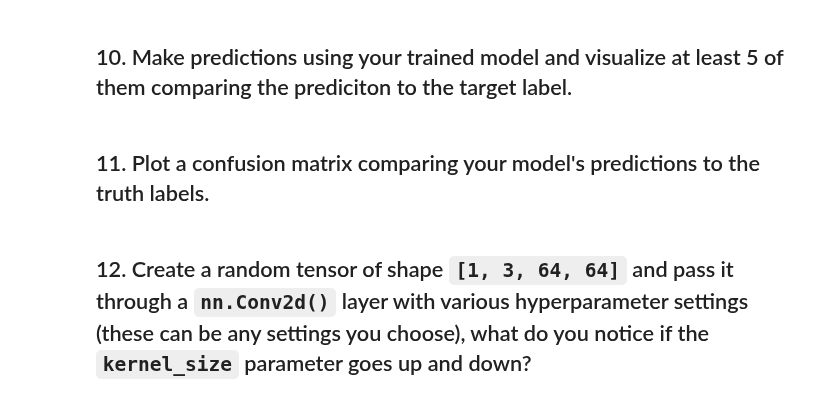
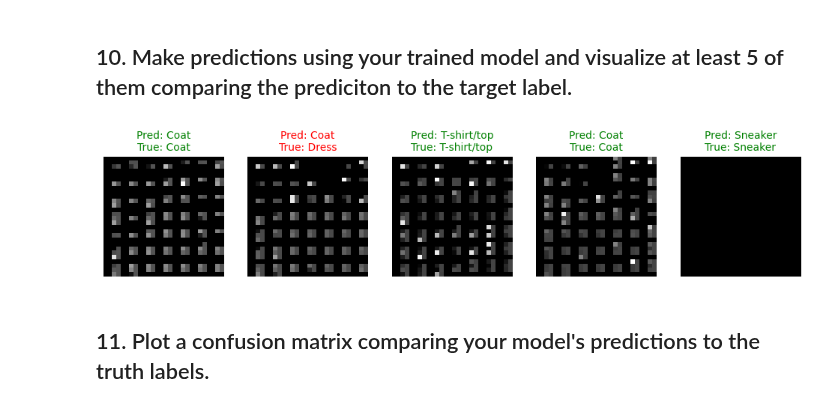
Before and after one commit to mchojna/pytorch-course, a Jupyter notebook: 03_pytorch_computer_vision_exercises.ipynb, the cells around one changed output. Drawn from its saved outputs; the diff is of its cells as text; code cells hidden in the pictures.

```diff
--- a/03_pytorch_computer_vision_exercises.ipynb
+++ b/03_pytorch_computer_vision_exercises.ipynb
@@ -503,6 +666,49 @@ Epoch: 2
 # %% [markdown]
 ## 10. Make predictions using your trained model and visualize at least 5 of them comparing the prediciton to the target label.
+# %%
+def make_predictions(
+    model: nn.Module,
+    dataset,
+    labels,
+    device="cpu"
+) -> None:
+    """Visualizes 5 random predictions from the dataset using the trained model."""
+    # random.seed(42)
+
+    model.eval()
+    model.to(device)
+
+    fig = plt.figure(figsize=(12, 4))
+
+    for i in range(5):
+        idx = random.randint(0, len(dataset) - 1)
+        img, true_label = dataset[idx]  # img shape: [1, 28, 28]
+        img = img.to(device)
+
+        # Add batch dimension: [1, 1, 28, 28]
+        img_batch = img.unsqueeze(0)
+
+        with torch.inference_mode():
+            pred_logits = model(img_batch)
+            pred_label = pred_logits.argmax(dim=1).item()
+
+        ax = fig.add_subplot(1, 5, i + 1)
+        ax.imshow(img.squeeze().cpu().numpy(), cmap="gray")
+        ax.set_title(
+            f"Pred: {labels[pred_label]}\nTrue: {labels[true_label]}",
+            fontsize=10,
+            color="g" if pred_label == true_label else "r"
+        )
+        ax.axis("off")
+    plt.show()
+# %%
+make_predictions(
+    model=model_mps,
+    dataset=test_data,
+    labels=labels,
+    device="mps"
+    )
+# %% [output]
+[figure, added]
 # %% [markdown]
 ## 11. Plot a confusion matrix comparing your model's predictions to the truth labels.
-# %% [markdown]
-## 12. Create a random tensor of shape `[1, 3, 64, 64]` and pass it through a `nn.Conv2d()` layer with various hyperparameter settings (these can be any settings you choose), what do you notice if the `kernel_size` parameter goes up and down?
```
Also changed, not shown: parts of 39 cells of this notebook, 1 other file.
